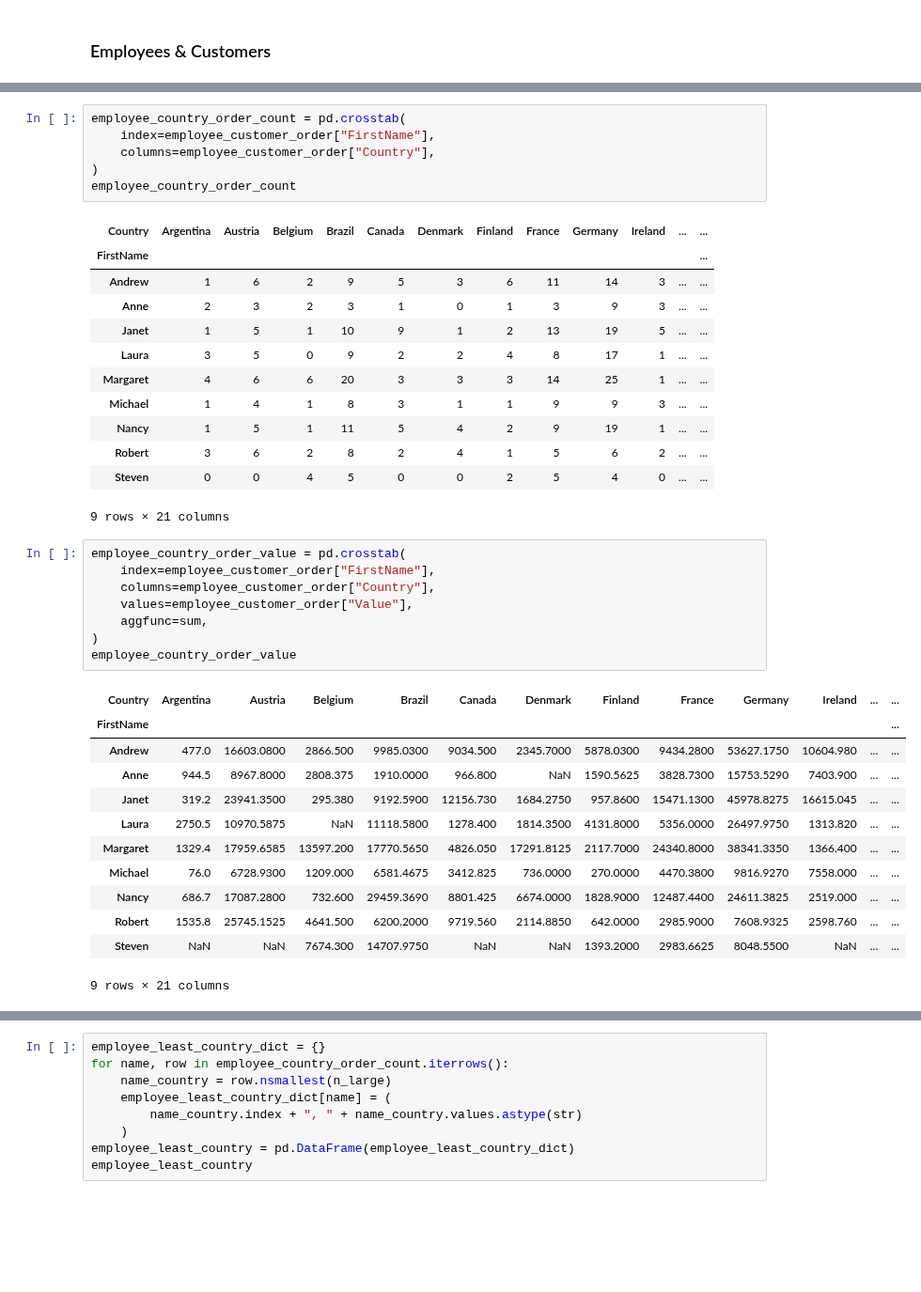
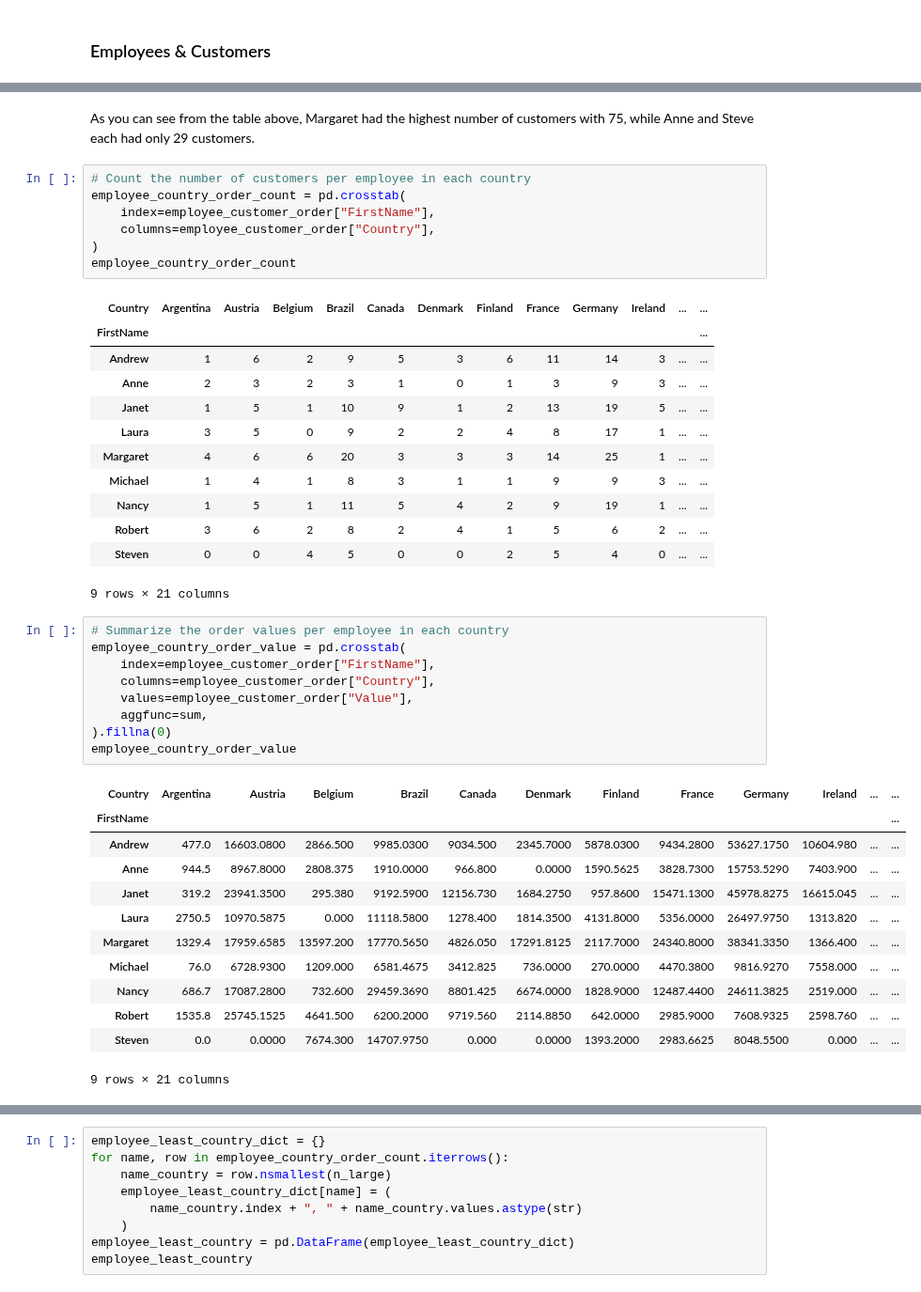
Before and after one commit to peshekhodko/ST590-Project2, a Jupyter notebook: Han_Li_Peshekhodko_ST590_Project2_P2.ipynb, the cells around one changed output, grey strips where cells are left out. Shown at 94% size. Cells and saved outputs as stored; diff of their text form; blank space fills up the shorter version.

```diff
--- a/Han_Li_Peshekhodko_ST590_Project2_P2.ipynb
+++ b/Han_Li_Peshekhodko_ST590_Project2_P2.ipynb
@@ -518,7 +533,10 @@ employee_customer
 | 6 | Nancy | 65 |
 | 7 | Robert | 45 |
 | 8 | Steven | 29 |
+# %% [markdown]
+As you can see from the table above, Margaret had the highest number of customers with 75, while Anne and Steve each had only 29 customers.
 # %%
+# Count the number of customers per employee in each country
 employee_country_order_count = pd.crosstab(
     index=employee_customer_order["FirstName"],
     columns=employee_customer_order["Country"],
@@ -538,23 +556,24 @@ employee_country_order_count
 | Steven | 0 | 0 | 4 | 5 | 0 | 0 | 2 | 5 | 4 | 0 | ... | ... |
 9 rows × 21 columns
 # %%
+# Summarize the order values per employee in each country
 employee_country_order_value = pd.crosstab(
     index=employee_customer_order["FirstName"],
     columns=employee_customer_order["Country"],
     values=employee_customer_order["Value"],
     aggfunc=sum,
-)
+).fillna(0)
 employee_country_order_value
 # %% [output]
 | Country | Argentina | Austria | Belgium | Brazil | Canada | Denmark | Finland | France | Germany | Ireland | ... | ... |
 | FirstName |  |  |  |  |  |  |  |  |  |  |  | ... |
 | Andrew | 477.0 | 16603.0800 | 2866.500 | 9985.0300 | 9034.500 | 2345.7000 | 5878.0300 | 9434.2800 | 53627.1750 | 10604.980 | ... | ... |
-| Anne | 944.5 | 8967.8000 | 2808.375 | 1910.0000 | 966.800 | NaN | 1590.5625 | 3828.7300 | 15753.5290 | 7403.900 | ... | ... |
+| Anne | 944.5 | 8967.8000 | 2808.375 | 1910.0000 | 966.800 | 0.0000 | 1590.5625 | 3828.7300 | 15753.5290 | 7403.900 | ... | ... |
 | Janet | 319.2 | 23941.3500 | 295.380 | 9192.5900 | 12156.730 | 1684.2750 | 957.8600 | 15471.1300 | 45978.8275 | 16615.045 | ... | ... |
-| Laura | 2750.5 | 10970.5875 | NaN | 11118.5800 | 1278.400 | 1814.3500 | 4131.8000 | 5356.0000 | 26497.9750 | 1313.820 | ... | ... |
+| Laura | 2750.5 | 10970.5875 | 0.000 | 11118.5800 | 1278.400 | 1814.3500 | 4131.8000 | 5356.0000 | 26497.9750 | 1313.820 | ... | ... |
 | Margaret | 1329.4 | 17959.6585 | 13597.200 | 17770.5650 | 4826.050 | 17291.8125 | 2117.7000 | 24340.8000 | 38341.3350 | 1366.400 | ... | ... |
 | Michael | 76.0 | 6728.9300 | 1209.000 | 6581.4675 | 3412.825 | 736.0000 | 270.0000 | 4470.3800 | 9816.9270 | 7558.000 | ... | ... |
 | Nancy | 686.7 | 17087.2800 | 732.600 | 29459.3690 | 8801.425 | 6674.0000 | 1828.9000 | 12487.4400 | 24611.3825 | 2519.000 | ... | ... |
 | Robert | 1535.8 | 25745.1525 | 4641.500 | 6200.2000 | 9719.560 | 2114.8850 | 642.0000 | 2985.9000 | 7608.9325 | 2598.760 | ... | ... |
-| Steven | NaN | NaN | 7674.300 | 14707.9750 | NaN | NaN | 1393.2000 | 2983.6625 | 8048.5500 | NaN | ... | ... |
+| Steven | 0.0 | 0.0000 | 7674.300 | 14707.9750 | 0.000 | 0.0000 | 1393.2000 | 2983.6625 | 8048.5500 | 0.000 | ... | ... |
 9 rows × 21 columns
```
Also changed, not shown: parts of 34 cells of this notebook, 1 other file.
